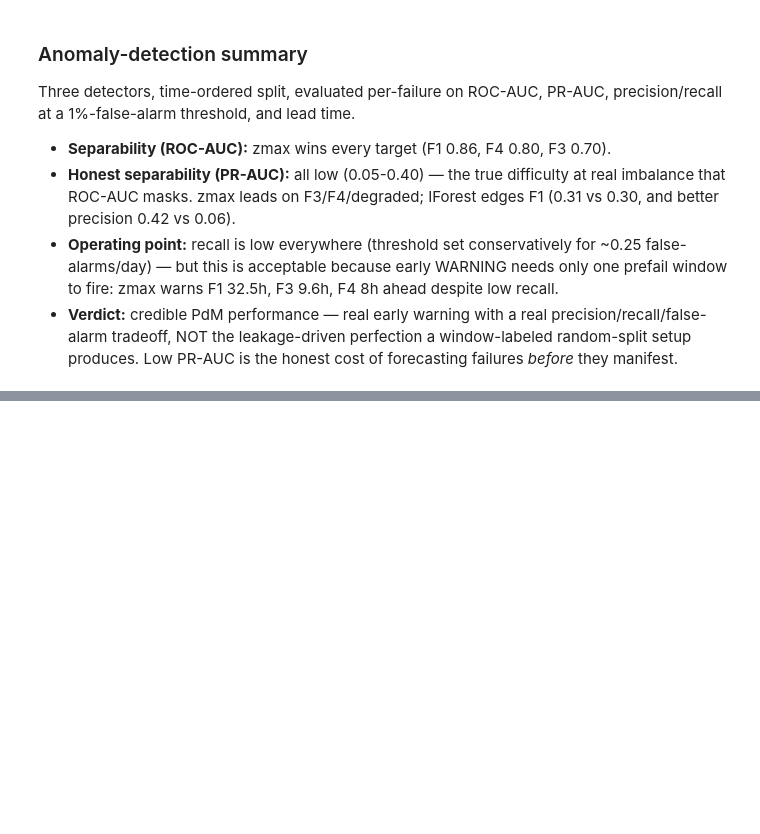
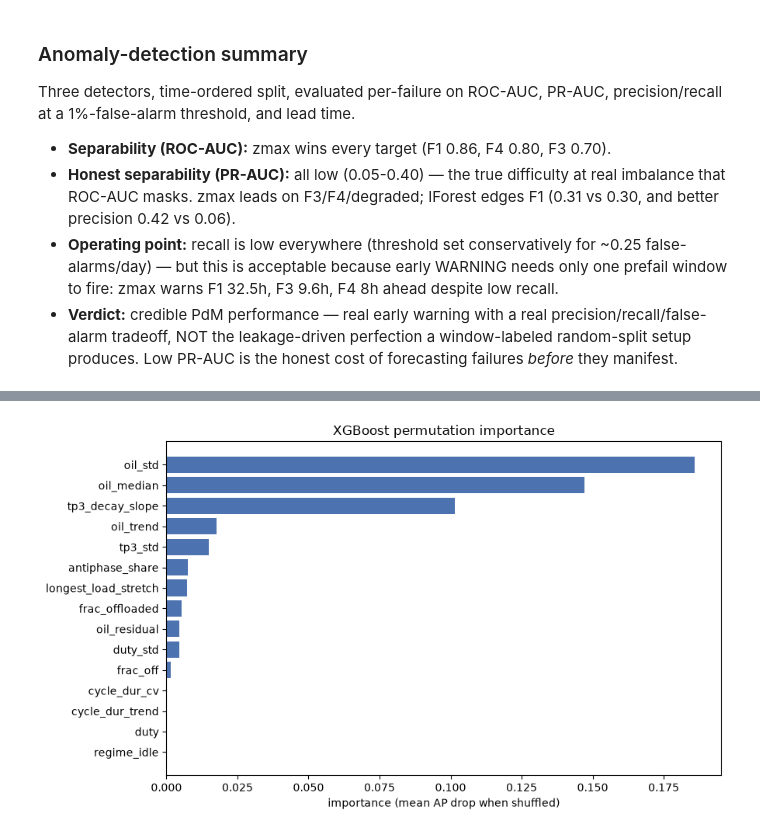
Before and after one commit to Rom5Leo/FAHM_Project, a Jupyter notebook: notebooks/05_modeling.ipynb, the cells around one changed output, grey strips where cells are left out. Saved outputs shown, nothing was run; the diff lists cells and outputs as text; code cells hidden in the pictures; blank space fills up the shorter version.

```diff
--- a/notebooks/05_modeling.ipynb
+++ b/notebooks/05_modeling.ipynb
@@ -422,0 +634,3 @@ final report's honesty.
+# %%
+imp_pre = mdl.xgb_importance_prefail_only(X, feats, fw)
+display(imp_pre.round(4).to_frame("importance"))
@@ -422,0 +656,4 @@ final report's honesty.
+# %%
+fig = mdl.plot_importance(imp_pre, "XGBoost permutation importance", top=15)
+# %% [output]
+[figure, added]
```
Also changed, not shown: parts of 50 cells of this notebook, 3 other files.
